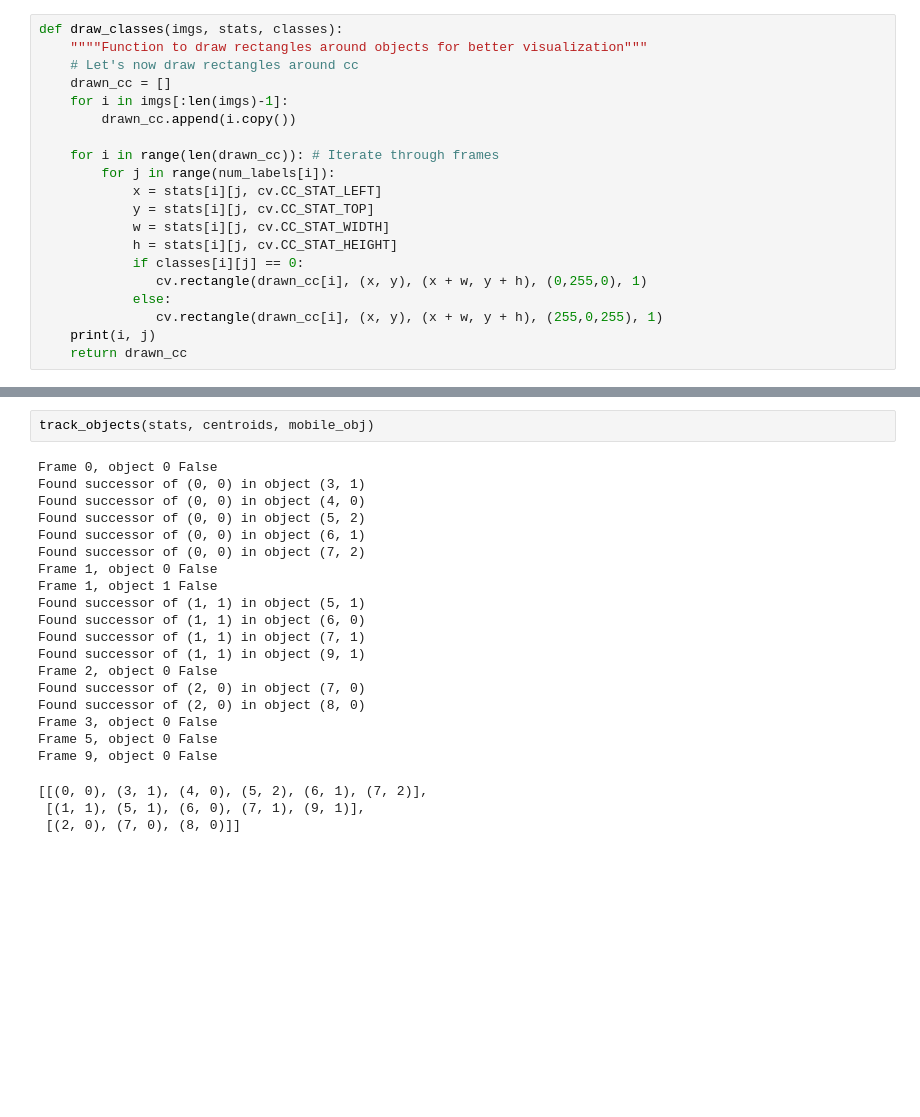
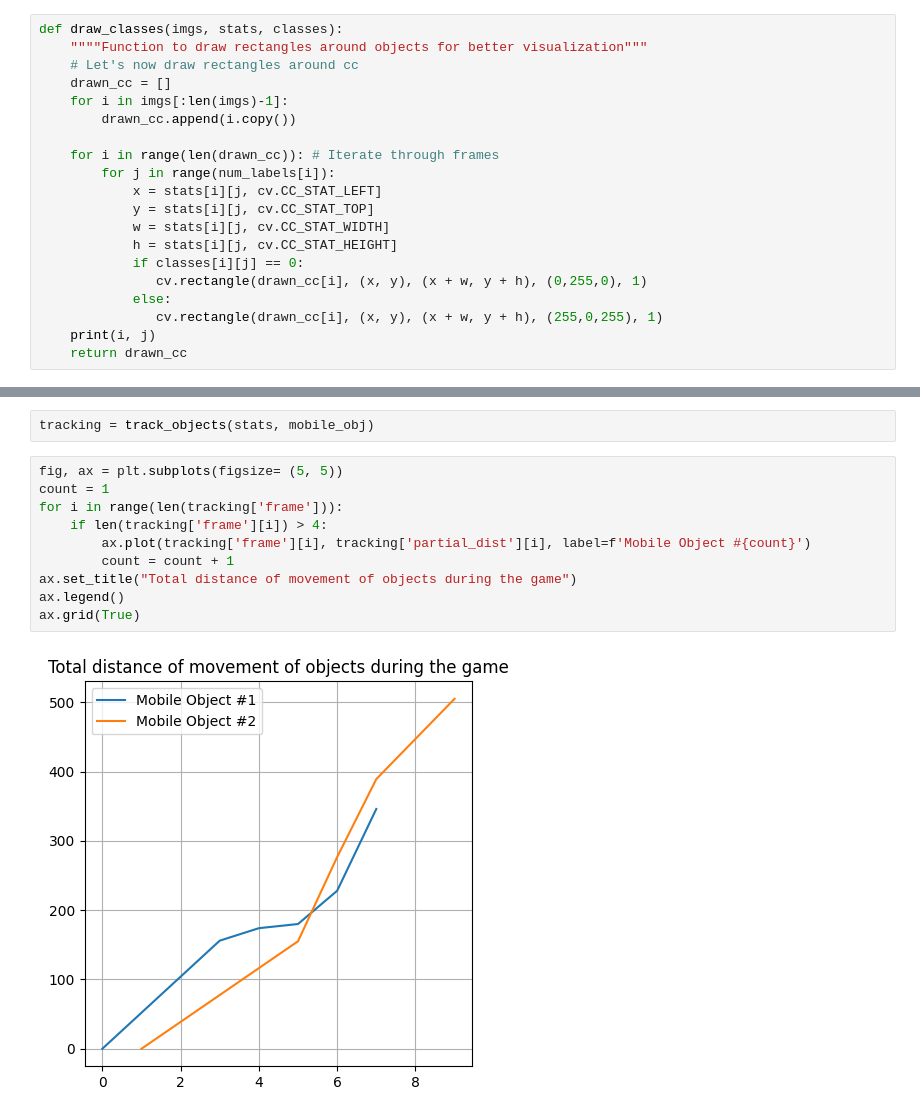
Before and after one commit to frasor02/SIV-Project, a Jupyter notebook: processing/processing.ipynb, the cells around one changed output, grey strips where cells are left out. Cells and saved outputs as stored; diff of their text form; blank space fills up the shorter version.

```diff
--- a/processing/processing.ipynb
+++ b/processing/processing.ipynb
@@ -432,24 +469,14 @@ def track_objects(stats, centroids, mobile_obj, thresh = 0):
 # %%
-track_objects(stats, centroids, mobile_obj)
+tracking = track_objects(stats, mobile_obj)
-# %% [output]
-Frame 0, object 0 False
-Found successor of (0, 0) in object (3, 1)
-Found successor of (0, 0) in object (4, 0)
-Found successor of (0, 0) in object (5, 2)
-Found successor of (0, 0) in object (6, 1)
-Found successor of (0, 0) in object (7, 2)
-Frame 1, object 0 False
-Frame 1, object 1 False
-Found successor of (1, 1) in object (5, 1)
-Found successor of (1, 1) in object (6, 0)
-Found successor of (1, 1) in object (7, 1)
-Found successor of (1, 1) in object (9, 1)
-Frame 2, object 0 False
-Found successor of (2, 0) in object (7, 0)
-Found successor of (2, 0) in object (8, 0)
-Frame 3, object 0 False
-Frame 5, object 0 False
-Frame 9, object 0 False
-[[(0, 0), (3, 1), (4, 0), (5, 2), (6, 1), (7, 2)],
- [(1, 1), (5, 1), (6, 0), (7, 1), (9, 1)],
- [(2, 0), (7, 0), (8, 0)]]
+# %%
+fig, ax = plt.subplots(figsize= (5, 5))
+count = 1
+for i in range(len(tracking['frame'])):
+    if len(tracking['frame'][i]) > 4:
+        ax.plot(tracking['frame'][i], tracking['partial_dist'][i], label=f'Mobile Object #{count}')
+        count = count + 1
+ax.set_title("Total distance of movement of objects during the game")
+ax.legend()
+ax.grid(True)
+# %% [output]
+[figure, added]
```
Also changed, not shown: parts of 5 cells of this notebook.
